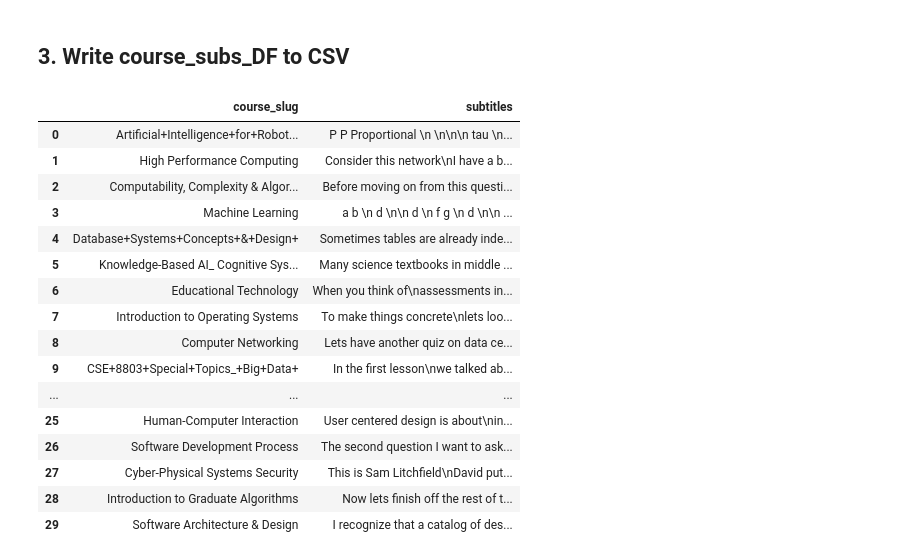
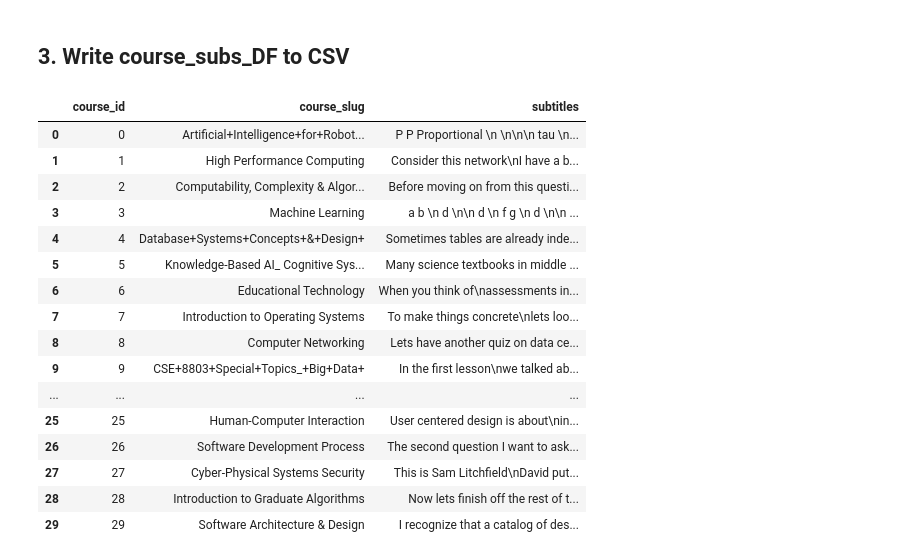
Before and after one commit to cesleem/CourseRec, a Jupyter notebook: notebook/etl/1.1 External Data Collection - udacity.ipynb, the cells around one changed output. Cells and saved outputs as stored; diff of their text form; code cells hidden in the pictures.

```diff
--- a/notebook/etl/1.1 External Data Collection - udacity.ipynb
+++ b/notebook/etl/1.1 External Data Collection - udacity.ipynb
@@ -84,23 +84,25 @@ NameError: name 'tempDF' is not defined
 # %% [markdown]
 ## 3. Write course_subs_DF to CSV
 # %%
+course_subs_DF['course_id'] = course_subs_DF.index
+course_subs_DF = course_subs_DF[['course_id', 'course_slug', 'subtitles']]
 course_subs_DF.to_csv('../../data/raw/videosubtitles_udacity/course_video_subtitles_udacity.csv', index=False)
 course_subs_DF
 # %% [output]
-|  | course_slug | subtitles |
-| 0 | Artificial+Intelligence+for+Robot... | P P Proportional \n \n\n\n tau \n... |
-| 1 | High Performance Computing | Consider this network\nI have a b... |
-| 2 | Computability, Complexity & Algor... | Before moving on from this questi... |
-| 3 | Machine Learning | a b \n d \n\n d \n f g \n d \n\n ... |
-| 4 | Database+Systems+Concepts+&+Design+ | Sometimes tables are already inde... |
-| 5 | Knowledge-Based AI_ Cognitive Sys... | Many science textbooks in middle ... |
-| 6 | Educational Technology | When you think of\nassessments in... |
-| 7 | Introduction to Operating Systems | To make things concrete\nlets loo... |
-| 8 | Computer Networking | Lets have another quiz on data ce... |
-| 9 | CSE+8803+Special+Topics_+Big+Data+ | In the first lesson\nwe talked ab... |
-| ... | ... | ... |
-| 25 | Human-Computer Interaction | User centered design is about\nin... |
-| 26 | Software Development Process | The second question I want to ask... |
-| 27 | Cyber-Physical Systems Security | This is Sam Litchfield\nDavid put... |
-| 28 | Introduction to Graduate Algorithms | Now lets finish off the rest of t... |
-| 29 | Software Architecture & Design | I recognize that a catalog of des... |
+|  | course_id | course_slug | subtitles |
+| 0 | 0 | Artificial+Intelligence+for+Robot... | P P Proportional \n \n\n\n tau \n... |
+| 1 | 1 | High Performance Computing | Consider this network\nI have a b... |
+| 2 | 2 | Computability, Complexity & Algor... | Before moving on from this questi... |
+| 3 | 3 | Machine Learning | a b \n d \n\n d \n f g \n d \n\n ... |
+| 4 | 4 | Database+Systems+Concepts+&+Design+ | Sometimes tables are already inde... |
+| 5 | 5 | Knowledge-Based AI_ Cognitive Sys... | Many science textbooks in middle ... |
+| 6 | 6 | Educational Technology | When you think of\nassessments in... |
+| 7 | 7 | Introduction to Operating Systems | To make things concrete\nlets loo... |
+| 8 | 8 | Computer Networking | Lets have another quiz on data ce... |
+| 9 | 9 | CSE+8803+Special+Topics_+Big+Data+ | In the first lesson\nwe talked ab... |
+| ... | ... | ... | ... |
+| 25 | 25 | Human-Computer Interaction | User centered design is about\nin... |
+| 26 | 26 | Software Development Process | The second question I want to ask... |
+| 27 | 27 | Cyber-Physical Systems Security | This is Sam Litchfield\nDavid put... |
+| 28 | 28 | Introduction to Graduate Algorithms | Now lets finish off the rest of t... |
+| 29 | 29 | Software Architecture & Design | I recognize that a catalog of des... |
```
Also changed, not shown: 3 other files.
